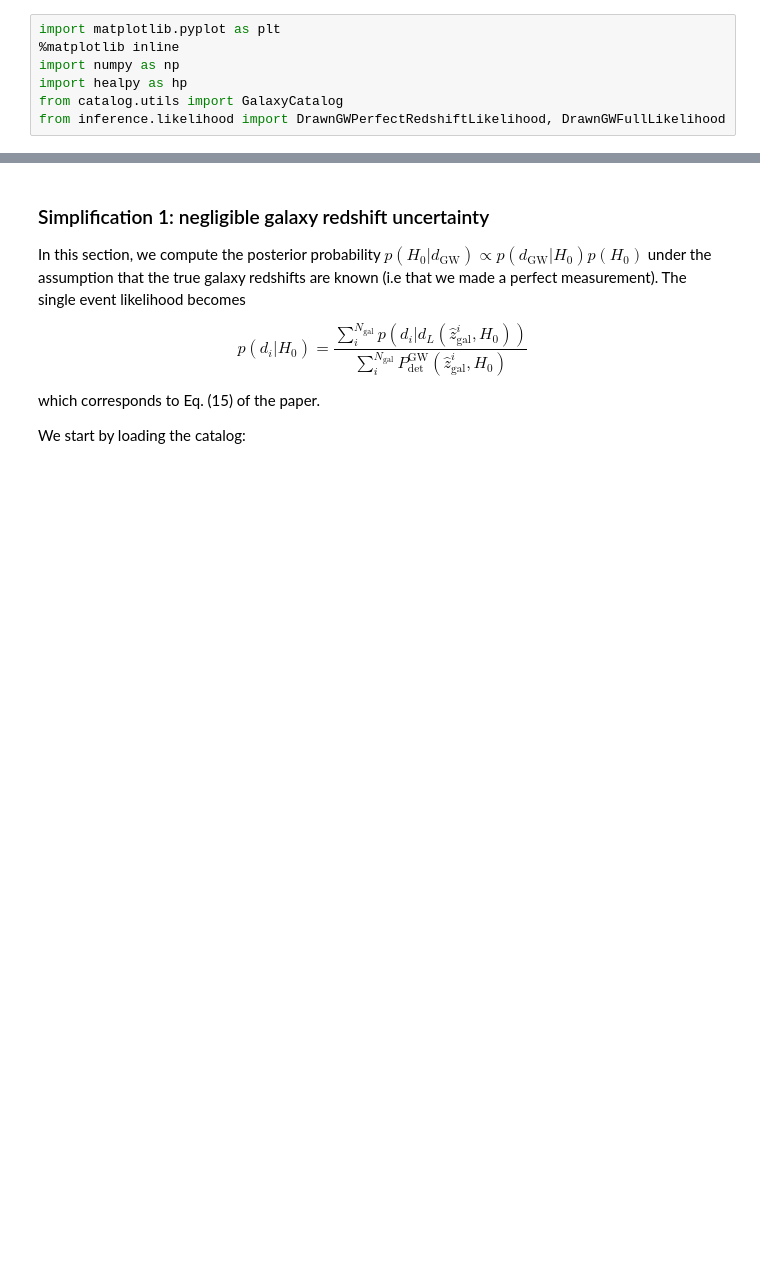
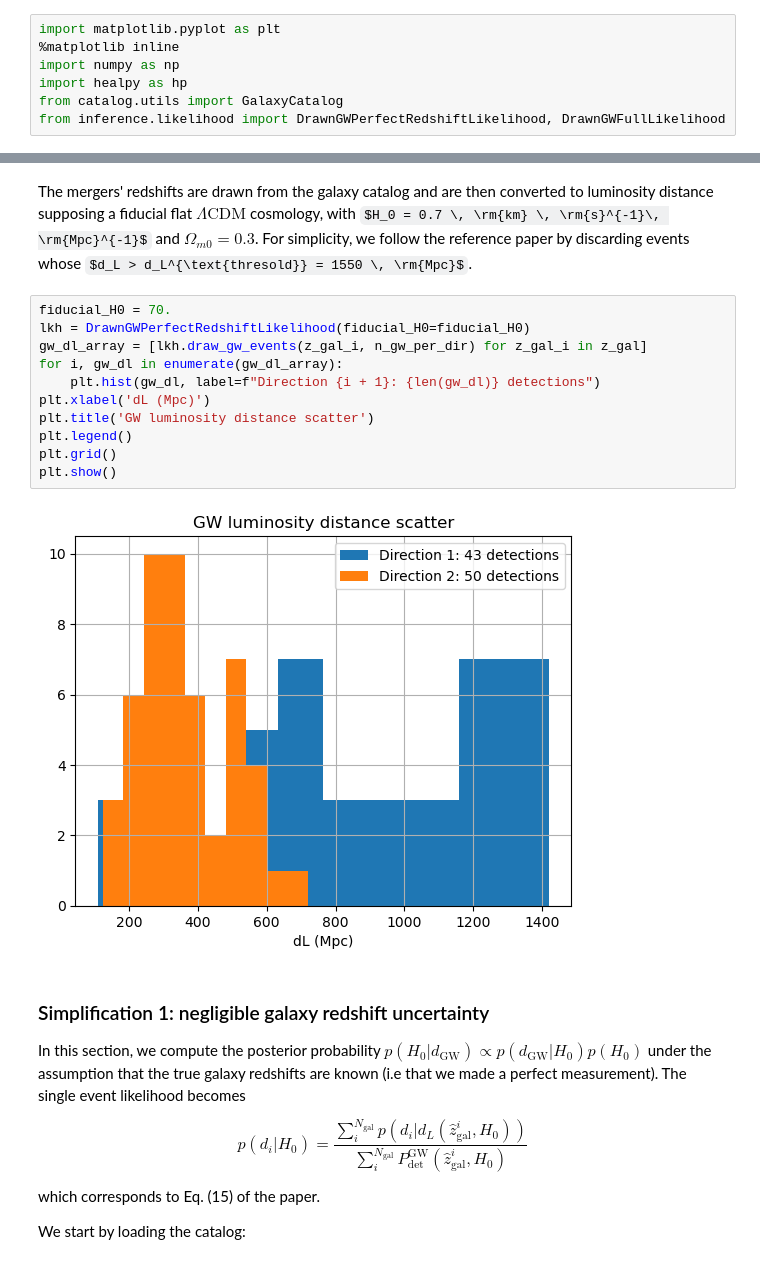
Before and after one commit to binado/standard-sirens, a Jupyter notebook: src/simplified_likelihood.ipynb, the cells around one changed output, grey strips where cells are left out. Drawn from its saved outputs; the diff is of its cells as text; some formulas as TeX source; blank space fills up the shorter version.

```diff
--- a/src/simplified_likelihood.ipynb
+++ b/src/simplified_likelihood.ipynb
@@ -15,3 +56,18 @@ from inference.likelihood import DrawnGWPerfectRedshiftLikelihood, DrawnGWFullLi
+# %% [markdown]
+The mergers' redshifts are drawn from the galaxy catalog and are then converted to luminosity distance supposing a fiducial flat $\Lambda \text{CDM}$ cosmology, with $H_0 = 0.7 \, \rm{km} \, \rm{s}^{-1}\, \rm{Mpc}^{-1}$ and $\Omega_{m0} = 0.3$. For simplicity, we follow the reference paper by discarding events whose $d_L > d_L^{\text{thresold}} = 1550 \, \rm{Mpc}$.
+# %%
+fiducial_H0 = 70.
+lkh = DrawnGWPerfectRedshiftLikelihood(fiducial_H0=fiducial_H0)
+gw_dl_array = [lkh.draw_gw_events(z_gal_i, n_gw_per_dir) for z_gal_i in z_gal]
+for i, gw_dl in enumerate(gw_dl_array):
+    plt.hist(gw_dl, label=f"Direction {i + 1}: {len(gw_dl)} detections")
+plt.xlabel('dL (Mpc)')
+plt.title('GW luminosity distance scatter')
+plt.legend()
+plt.grid()
+plt.show()
+# %% [output]
+[figure, added]
 # %% [markdown]
 ### Simplification 1: negligible galaxy redshift uncertainty
 
```
Also changed, not shown: parts of 14 cells of this notebook.
